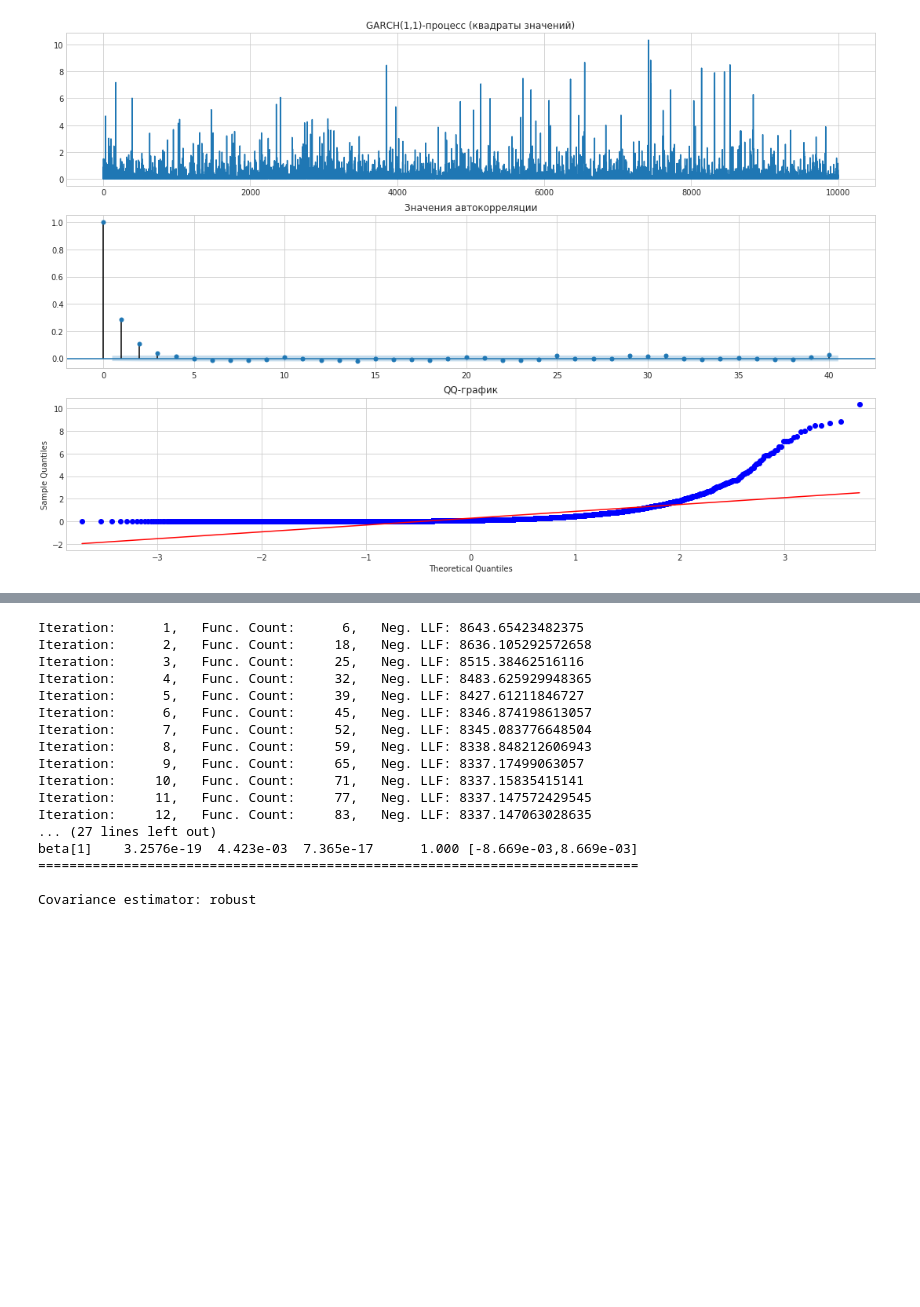
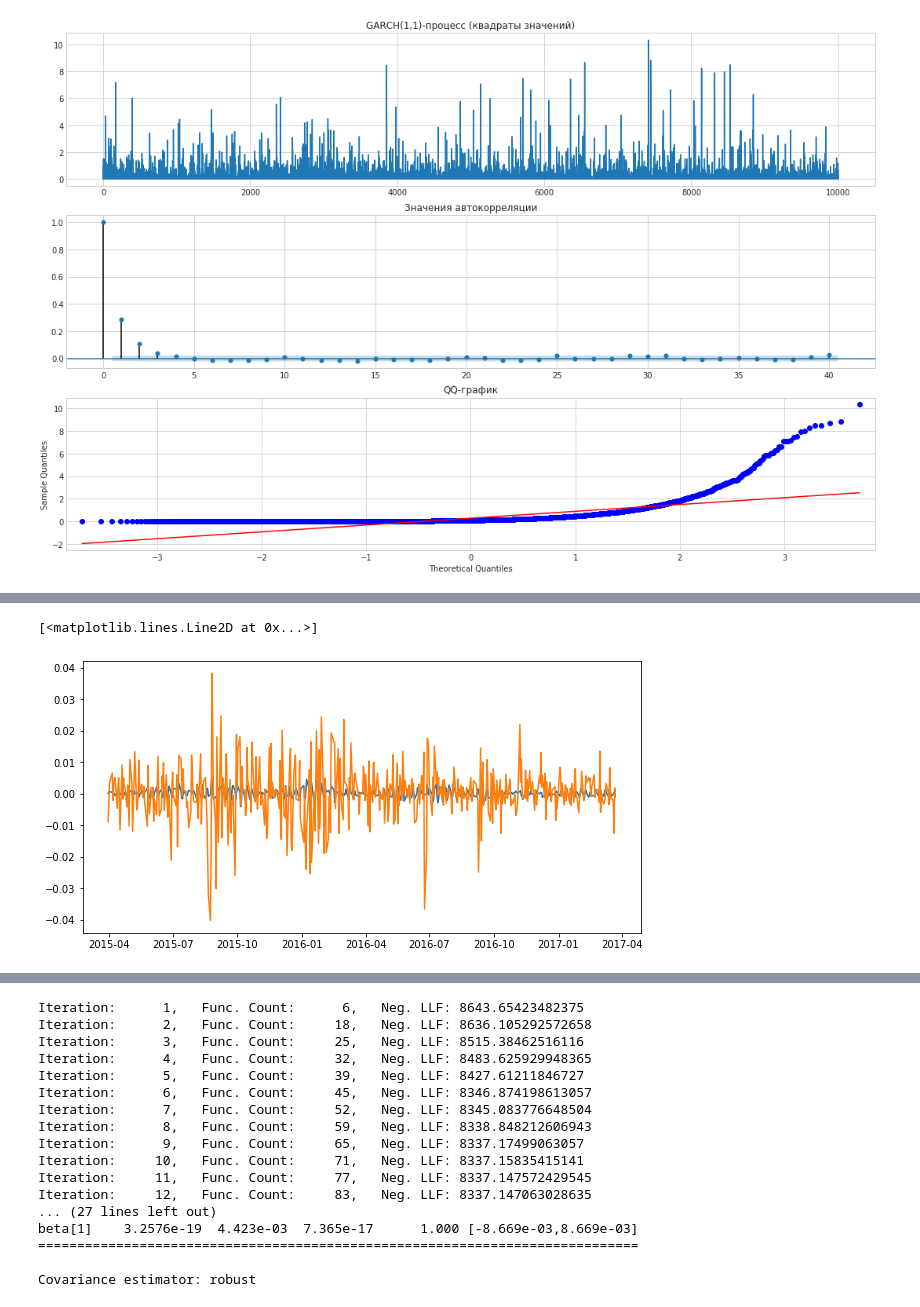
Before and after one commit to georgypv/time-series-analysis, a Jupyter notebook: GARCH.ipynb, the cells around one changed output, grey strips where cells are left out. Cells and saved outputs as stored; diff of their text form; code cells hidden in the pictures; blank space fills up the shorter version.

```diff
--- a/GARCH.ipynb
+++ b/GARCH.ipynb
@@ -212,3 +215,9 @@ for t in range(1,10000):
 tsplot(eps**2, title='GARCH(1,1)-процесс (квадраты значений)')
 # %% [output]
 [figure]
+# %%
+sp = data_dict['S&P500']['Returns'] * 100
+
+window = 500
+forecast_length = sp.shape[0] - window
+forecast = np.zeros(forecast_length)
@@ -214,0 +247,19 @@ tsplot(eps**2, title='GARCH(1,1)-процесс (квадраты значени
+# %%
+
+results_arima = {
+    'best_aic': float('inf'),
+    'best_order': (0,0,0),
+    'best_model': None
+     }
+
+for p in range(1,5):
+    for q in range(1,5):
+
+        try:
+            arima_result = smt.ARIMA(sp[:500], order=(p,0,q)).fit(method='mle')
+            if arima_result.aic < results_arima['best_aic']:
+                results_arima['best_aic'] = arima_result.aic
+                results_arima['best_order'] = (p,0,q)
+                results_arima['best_model'] = arima_result
+        except:
+            continue
@@ -214,0 +298,8 @@ tsplot(eps**2, title='GARCH(1,1)-процесс (квадраты значени
+# %%
+m = results_arima['best_model']
+plt.figure(figsize=(10,5))
+plt.plot(m.fittedvalues)
+plt.plot(sp[:500])
+# %% [output]
+[<matplotlib.lines.Line2D at 0x...>]
+[figure, added]
```
Also changed, not shown: parts of 9 cells of this notebook, 3 other files.
